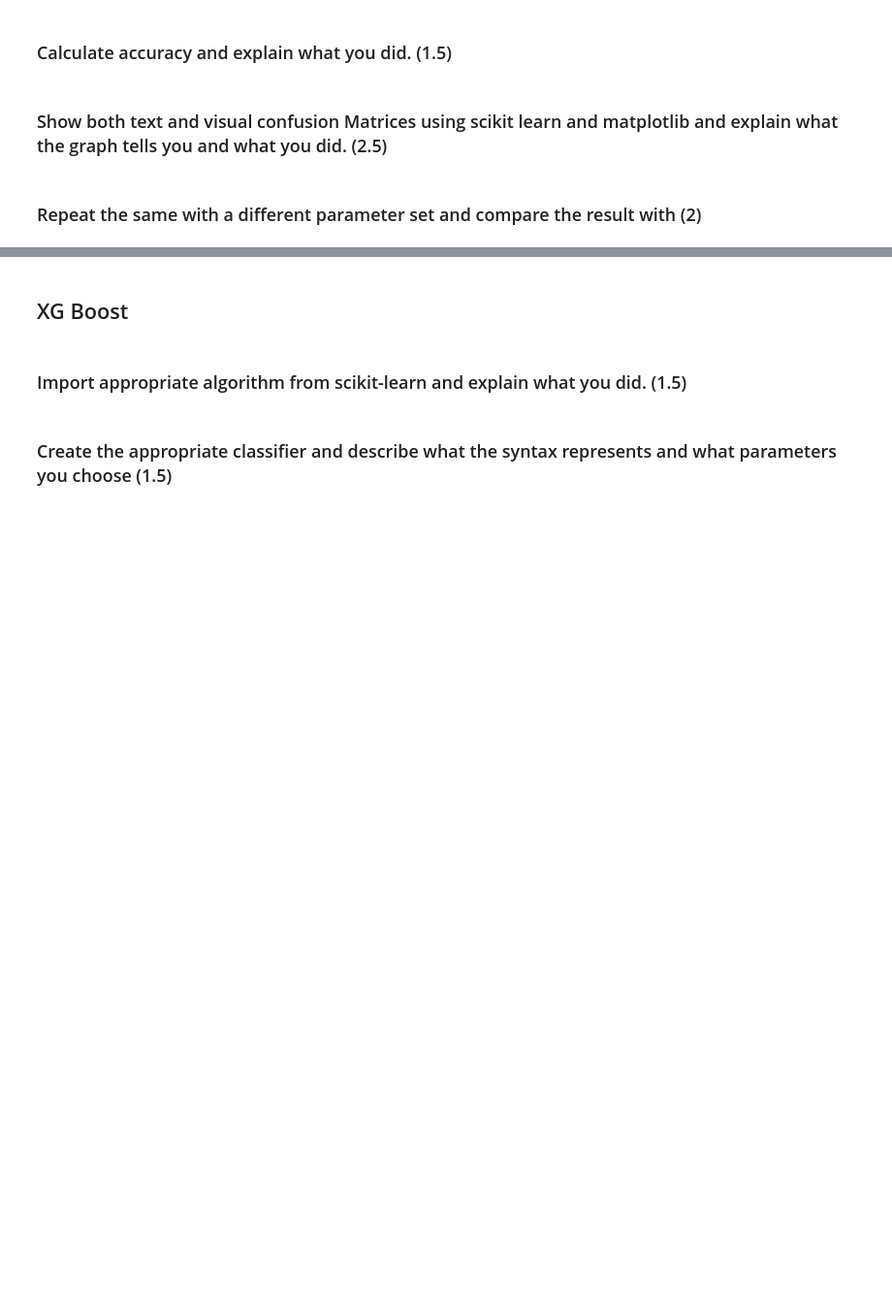
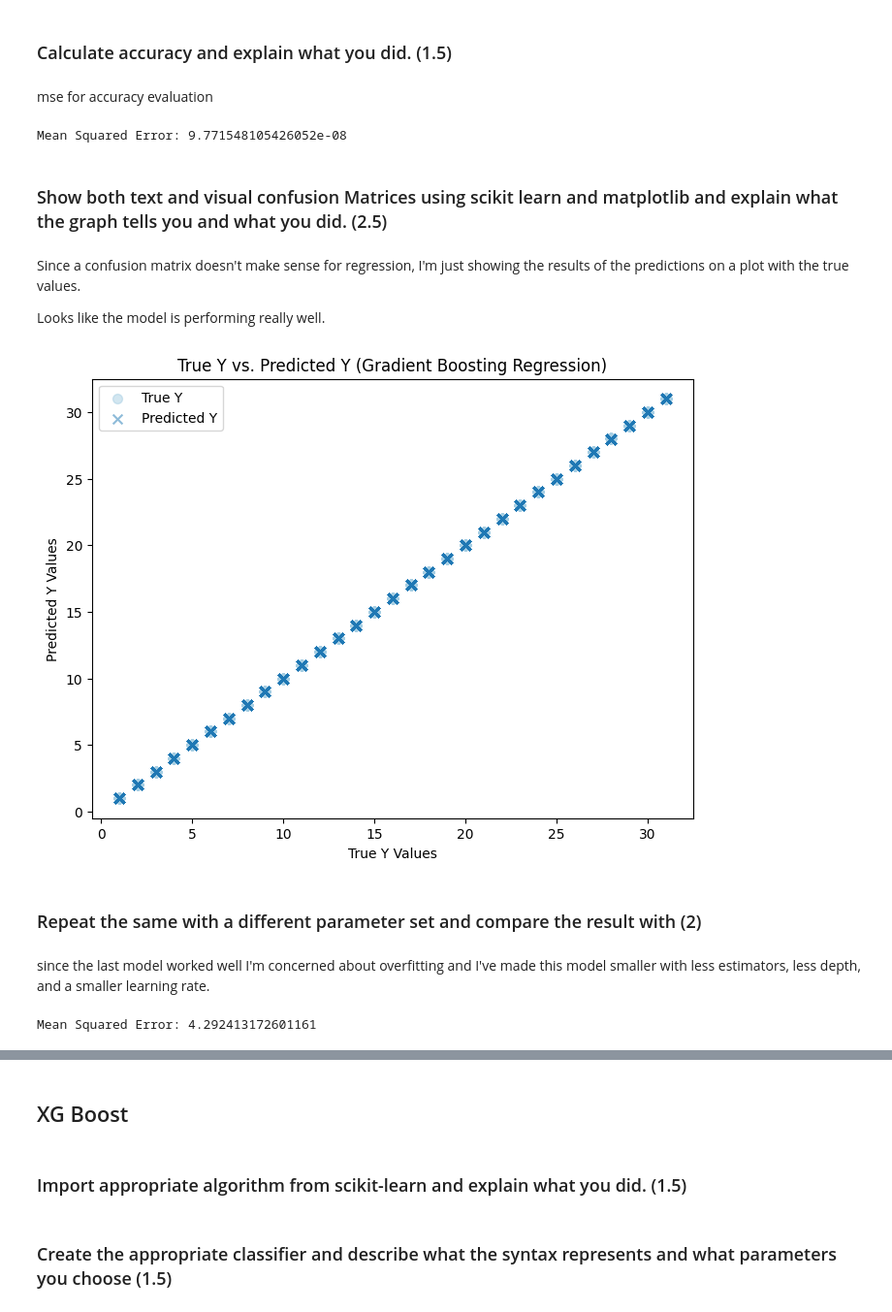
Before and after one commit to lecarpen23/6700_Assignment_01, a Jupyter notebook: Assignment 02_GroupNumber.ipynb, the cells around one changed output, grey strips where cells are left out. Shown at 97% size. Saved outputs shown, nothing was run; the diff lists cells and outputs as text; code cells hidden in the pictures; blank space fills up the shorter version.

```diff
--- a/Assignment 02_GroupNumber.ipynb
+++ b/Assignment 02_GroupNumber.ipynb
@@ -274,0 +325,3 @@ OSI.head(6)
+# %%
+#drop dteday column
+BSH = BSH.drop('dteday', 1)
@@ -789,2 +843,9 @@ ConfusionMatrixDisplay(conf_matrix).plot()
+# %%
+gb_regressor = GradientBoostingRegressor(
+    n_estimators=100,
+    learning_rate=0.1,
+    random_state=0,
+    max_depth=3
+)
 # %% [markdown]
 ### Train classifier on train data and explain what you did. (1.5)
@@ -790,0 +854,2 @@ ConfusionMatrixDisplay(conf_matrix).plot()
+# %%
+gb_regressor.fit(BSHX_train, BSHy_train)
@@ -793,6 +862,48 @@ ConfusionMatrixDisplay(conf_matrix).plot()
+# %%
+BSHy_pred_gboost = gb_regressor.predict(BSHX_test)
 # %% [markdown]
 ### Calculate accuracy and explain what you did. (1.5)
+# %% [markdown]
+mse for accuracy evaluation
+# %%
+mse = mean_squared_error(BSHy_test, BSHy_pred_gboost)
+print(f"Mean Squared Error: {mse}")
+# %% [output]
+Mean Squared Error: 9.771548105426052e-08
 # %% [markdown]
 ### Show both text and visual confusion Matrices using scikit learn and matplotlib and explain what the graph tells you and what you did. (2.5)
+# %% [markdown]
+Since a confusion matrix doesn't make sense for regression, I'm just showing the results of the predictions on a plot with the true values.
+
+Looks like the model is performing really well.
+# %%
+plt.figure(figsize=(8, 6))
+plt.scatter(BSHy_test, BSHy_test, label="True Y", alpha=0.5, marker="o", s=50)
+plt.scatter(BSHy_test, BSHy_pred_gboost, label="Predicted Y", alpha=0.5, marker="x", s=50)
+plt.xlabel("True Y Values")
+plt.ylabel("Predicted Y Values")
+plt.title("True Y vs. Predicted Y (Gradient Boosting Regression)")
+plt.legend()
+plt.show()
+# %% [output]
+[figure, added]
 # %% [markdown]
 ### Repeat the same with a different parameter set and compare the result with (2)
+# %% [markdown]
+since the last model worked well I'm concerned about overfitting and I've made this model smaller with less estimators, less depth, and a smaller learning rate.
+# %%
+gb_regressor = GradientBoostingRegressor(
+    n_estimators=50,
+    learning_rate=0.05,
+    random_state=0,
+    max_depth=1,
+)
+
+gb_regressor.fit(BSHX_train, BSHy_train)
+
+BSHy_pred_gboost = gb_regressor.predict(BSHX_test)
+
+mse = mean_squared_error(BSHy_test, BSHy_pred_gboost)
+print(f"Mean Squared Error: {mse}")
+# %% [output]
+Mean Squared Error: 4.292413172601161
```
Also changed, not shown: parts of 52 cells of this notebook, 1 other file.
